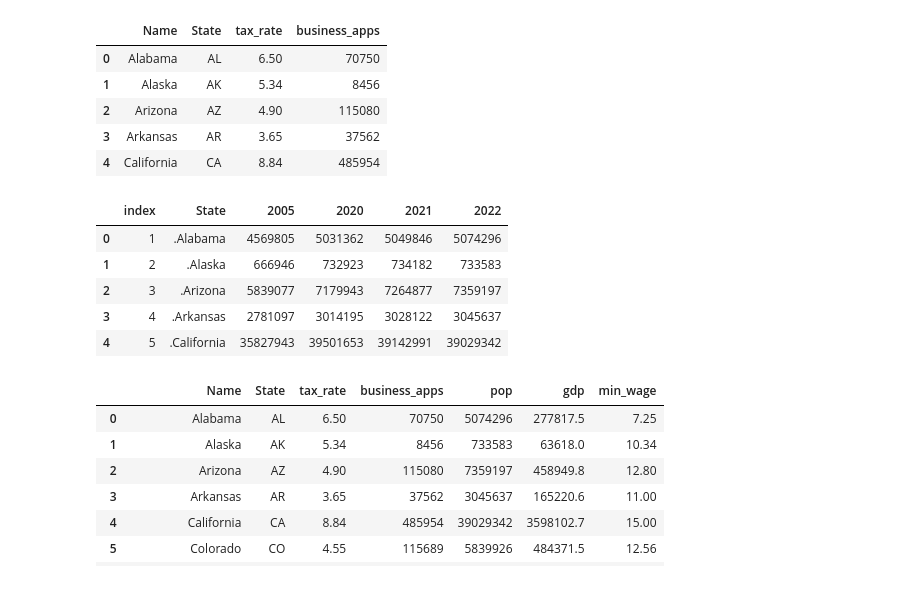
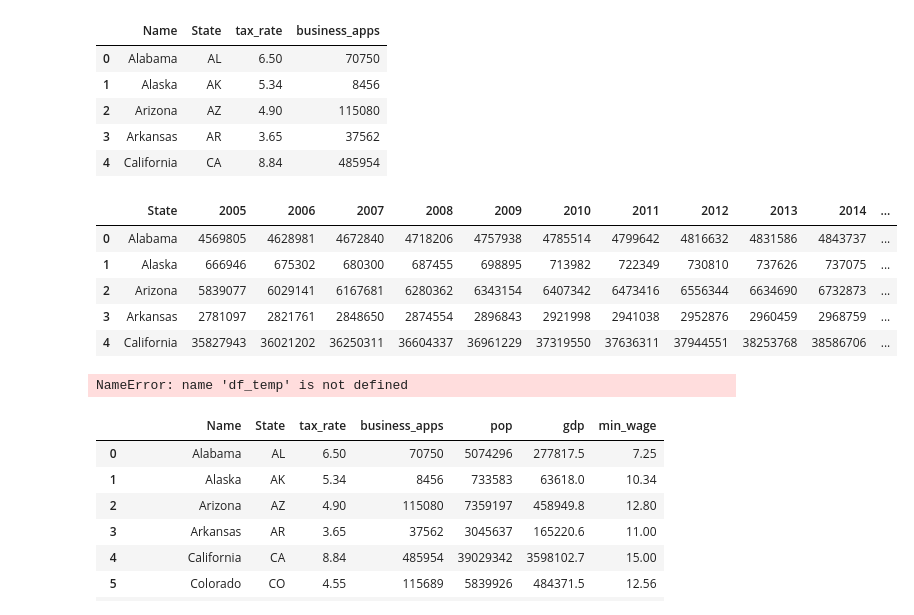
Before and after one commit to anoushkaberry15/data-analytics-project, a Jupyter notebook: AB_testing.ipynb, the cells around one changed output. Drawn from its saved outputs; the diff is of its cells as text; code cells hidden in the pictures.

```diff
--- a/AB_testing.ipynb
+++ b/AB_testing.ipynb
@@ -318,19 +318,19 @@ df_temp.head()
 | 4 | California | CA | 8.84 | 485954 |
 # %%
 df_pop = pd.read_csv("NST-EST2022-POP.csv")
-df_pop = df_pop.drop(index=0)
-df_pop = df_pop.reset_index()
 df_pop.head()
 # %% [output]
-|  | index | State | 2005 | 2020 | 2021 | 2022 |
-| 0 | 1 | .Alabama | 4569805 | 5031362 | 5049846 | 5074296 |
-| 1 | 2 | .Alaska | 666946 | 732923 | 734182 | 733583 |
-| 2 | 3 | .Arizona | 5839077 | 7179943 | 7264877 | 7359197 |
-| 3 | 4 | .Arkansas | 2781097 | 3014195 | 3028122 | 3045637 |
-| 4 | 5 | .California | 35827943 | 39501653 | 39142991 | 39029342 |
+|  | State | 2005 | 2006 | 2007 | 2008 | 2009 | 2010 | 2011 | 2012 | 2013 | 2014 | ... |
+| 0 | Alabama | 4569805 | 4628981 | 4672840 | 4718206 | 4757938 | 4785514 | 4799642 | 4816632 | 4831586 | 4843737 | ... |
+| 1 | Alaska | 666946 | 675302 | 680300 | 687455 | 698895 | 713982 | 722349 | 730810 | 737626 | 737075 | ... |
+| 2 | Arizona | 5839077 | 6029141 | 6167681 | 6280362 | 6343154 | 6407342 | 6473416 | 6556344 | 6634690 | 6732873 | ... |
+| 3 | Arkansas | 2781097 | 2821761 | 2848650 | 2874554 | 2896843 | 2921998 | 2941038 | 2952876 | 2960459 | 2968759 | ... |
+| 4 | California | 35827943 | 36021202 | 36250311 | 36604337 | 36961229 | 37319550 | 37636311 | 37944551 | 38253768 | 38586706 | ... |
 # %%
 df_temp["pop"] = df_pop['2022']
 df_temp["gdp"] = df_gdp["2022"]
+# %% [output]
+NameError: name 'df_temp' is not defined
 # %%
 df_temp['business_apps'] = df_temp['business_apps'].astype(int)
 # %%
```
Also changed, not shown: parts of 2 cells of this notebook, 4 other files.
